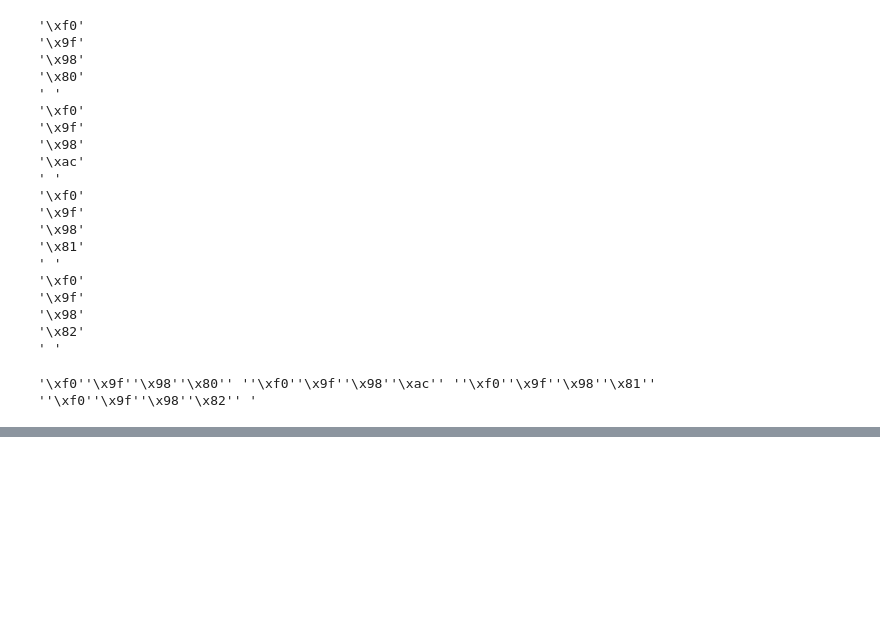
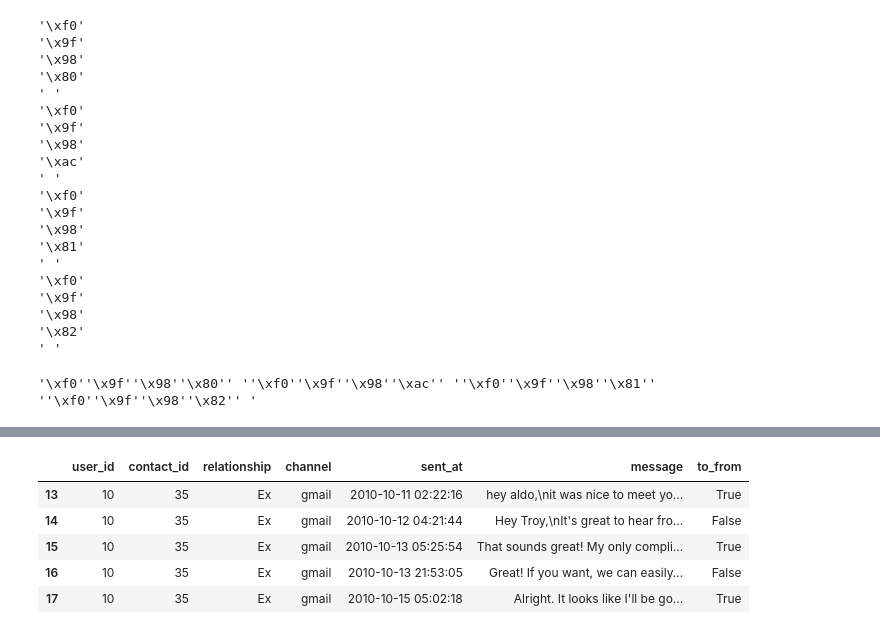
Before and after one commit to crangelsmith/Shryne_project, a Jupyter notebook: Shryne/sentiment_analysis/emoji_cleaning_to_emoticon.ipynb, the cells around one changed output, grey strips where cells are left out. Drawn from its saved outputs; the diff is of its cells as text; code cells hidden in the pictures; blank space fills up the shorter version.

```diff
--- a/Shryne/sentiment_analysis/emoji_cleaning_to_emoticon.ipynb
+++ b/Shryne/sentiment_analysis/emoji_cleaning_to_emoticon.ipynb
@@ -352,0 +354,2 @@ works
+# %%
+all_messages = all_messages[all_messages['message'].notnull()]
@@ -352,0 +389,11 @@ works
+# %%
+all_messages = all_messages[all_messages['message'] != '            ']
+# %%
+all_messages.head()
+# %% [output]
+|  | user_id | contact_id | relationship | channel | sent_at | message | to_from |
+| 13 | 10 | 35 | Ex | gmail | 2010-10-11 02:22:16 | hey aldo,\nit was nice to meet yo... | True |
+| 14 | 10 | 35 | Ex | gmail | 2010-10-12 04:21:44 | Hey Troy,\nIt's great to hear fro... | False |
+| 15 | 10 | 35 | Ex | gmail | 2010-10-13 05:25:54 | That sounds great! My only compli... | True |
+| 16 | 10 | 35 | Ex | gmail | 2010-10-13 21:53:05 | Great! If you want, we can easily... | False |
+| 17 | 10 | 35 | Ex | gmail | 2010-10-15 05:02:18 | Alright. It looks like I'll be go... | True |
```
Also changed, not shown: parts of 4 cells of this notebook.
